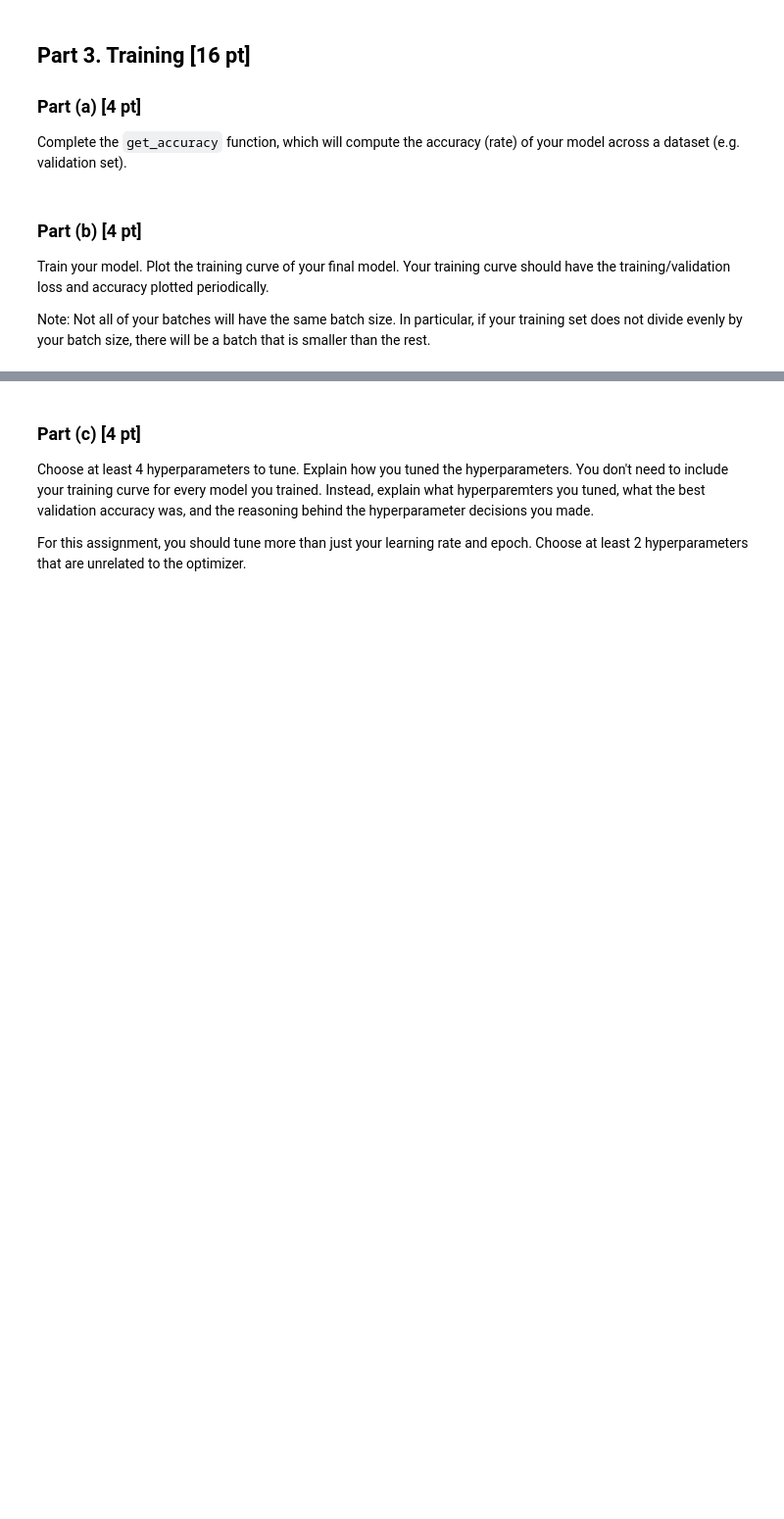
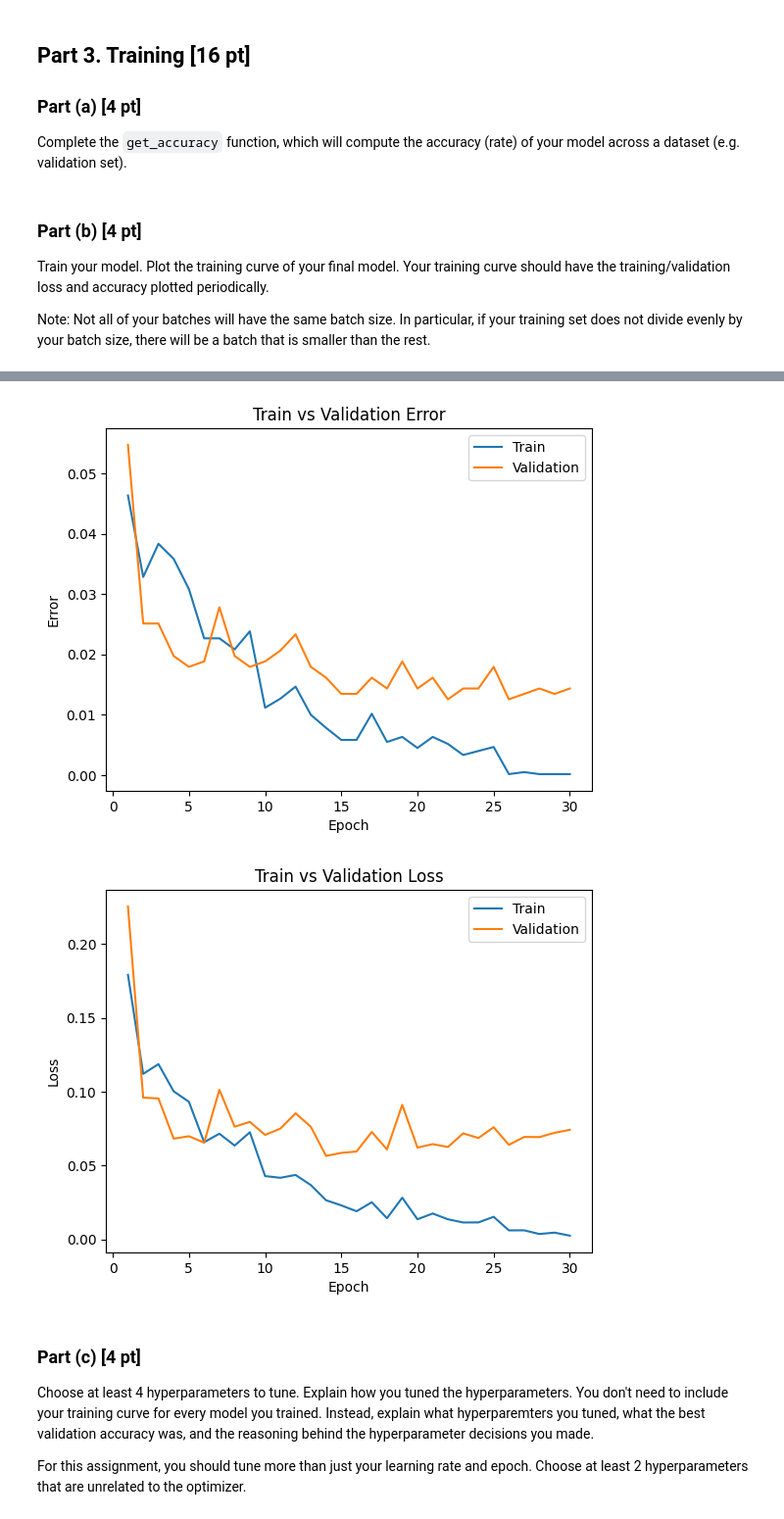
Before and after one commit to sissi820li/Deep-Learning-Project, a Jupyter notebook: Lab 5/Lab 5 Spam Detection.ipynb, the cells around one changed output, grey strips where cells are left out. Shown at 98% size. Saved outputs shown, nothing was run; the diff lists cells and outputs as text; code cells hidden in the pictures; blank space fills up the shorter version.

```diff
--- a/Lab 5/Lab 5 Spam Detection.ipynb
+++ b/Lab 5/Lab 5 Spam Detection.ipynb
@@ -284,3 +293,20 @@ print(ident[x]) # one-hot vectors
+# %%
+class RNN(nn.Module):
+  def __init__(self, vocab_size, hidden_size, n_layers=1):
+      super(RNN, self).__init__()
+
+      self.ident = torch.eye(vocab_size)
+      self.rnn = nn.GRU(vocab_size, hidden_size, n_layers, batch_first=True)
+      self.classifier = nn.Linear(hidden_size, 2)
+
+  def forward(self, x):
+      inp_x = self.ident[x]
+      output, _ = self.rnn(inp_x)
+
+      out = torch.max(output, dim=1)[0]
+
+      out = self.classifier(out)
+      return out
 # %% [markdown]
 ## Part 3. Training [16 pt]
 
@@ -310,0 +451,7 @@ the rest.
+# %%
+vocab_size = len(stoi) # Number of unique characters including padding
+model = RNN(vocab_size=vocab_size, hidden_size=50)
+train(model, train_loader, val_loader, learning_rate=0.001, num_epochs = 30)
+model_path = get_model_name("rnn", 32, 0.001, 29)
+plot_training_curve(model_path)
+# %% [output]
@@ -311,3 +475,5 @@ the rest.
+[figure, added]
+[figure, added]
 # %% [markdown]
 ### Part (c) [4 pt]
 
```
Also changed, not shown: parts of 7 cells of this notebook, 1 other file.
